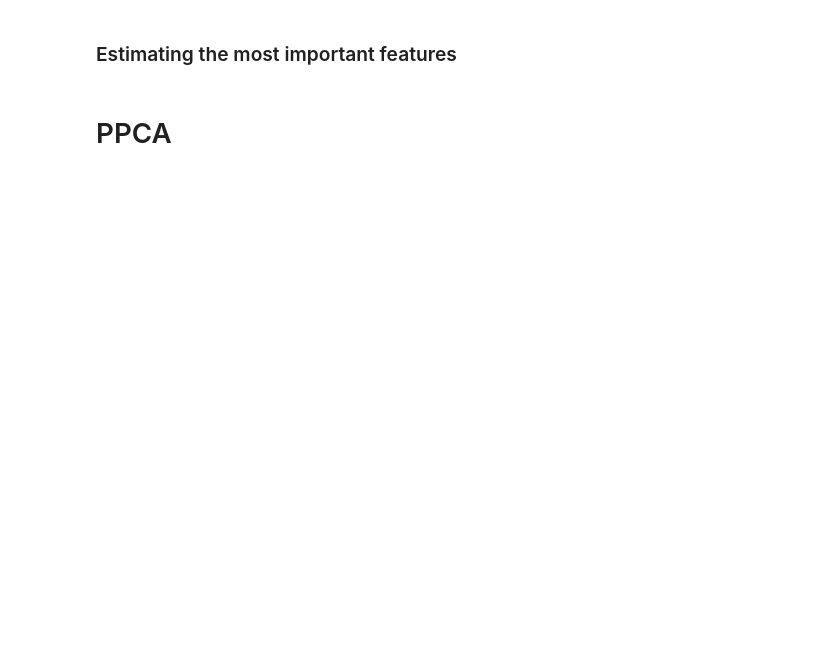
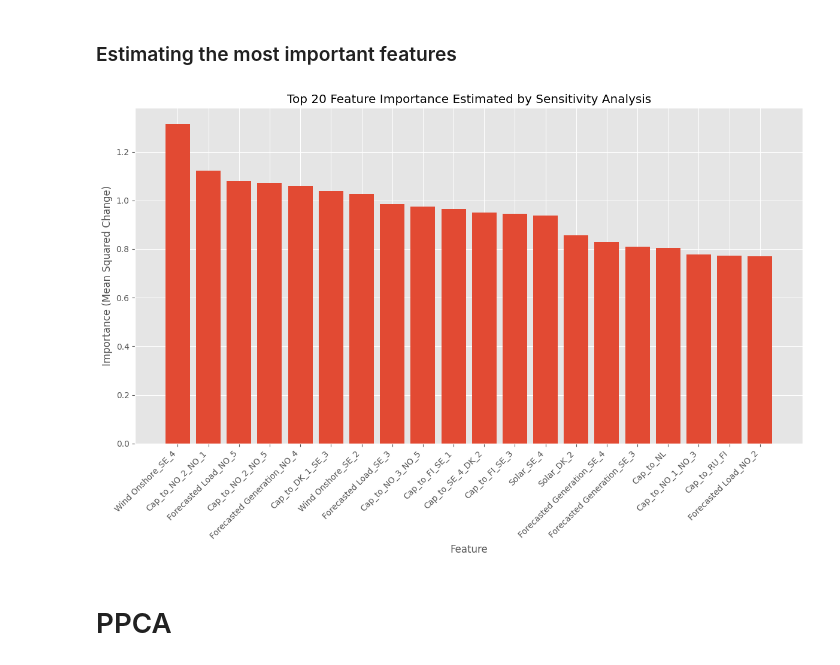
Before and after one commit to SorenBlattBendtsen/model_based, a Jupyter notebook: final_notebook.ipynb, the cells around one changed output. Cells and saved outputs as stored; diff of their text form; code cells hidden in the pictures; blank space fills up the shorter version.

```diff
--- a/final_notebook.ipynb
+++ b/final_notebook.ipynb
@@ -340,7 +329,7 @@ def compute_predictive_posterior_wo_computing_K(X_test_num, X_train_num, K, sigm
 
     return predictions_gp
 
-def feature_importance(baseline_pred, X_test_num, K, feature_names, sigma, cov_params, epsilon=0.01):
+def feature_importance(baseline_pred, X_test_num,X_train_num, K, feature_names, sigma, cov_params, epsilon=0.01):
 
     importances = np.zeros(X_test_num.shape[1])
 
@@ -357,33 +346,35 @@ def feature_importance(baseline_pred, X_test_num, K, feature_names, sigma, cov_p
         perturbed_pred = compute_predictive_posterior_wo_computing_K(X_perturbed, X_train_num, K, sigma, cov_params)
 
         # Calculate the mean squared difference
         importances[i] = np.mean((perturbed_pred - baseline_pred) ** 2)
 
     # Sort features by importance
     indices = np.argsort(importances)[::-1]
     sorted_importances = importances[indices]
     sorted_feature_names = [feature_names[i] for i in indices]
 
     return sorted_importances, sorted_feature_names
 
 # Feature names from the DataFrame
 feature_names = X_train.columns.tolist()
 
 # Calculate feature importances
-sorted_importances, sorted_feature_names = feature_importance(predictions_gp, X_test_num, K, feature_names, sigma, cov_params, epsilon=0.01)
+sorted_importances, sorted_feature_names = feature_importance(predictions_gp, X_test_num,X_train_num, K, feature_names, sigma, cov_params, epsilon=0.01)
 
 # Select the top 20 features
 top_features = sorted_importances[:20]
 top_feature_names = sorted_feature_names[:20]
 
 # Plotting the top 20 feature importances
 plt.figure(figsize=(12, 8))
 plt.bar(top_feature_names, top_features)
 plt.xticks(rotation=45, ha="right")
 plt.xlabel('Feature')
 plt.ylabel('Importance (Mean Squared Change)')
 plt.title('Top 20 Feature Importance Estimated by Sensitivity Analysis')
 plt.tight_layout()  # Adjust layout to make room for label rotation
 plt.show()
+# %% [output]
+[figure, added]
 # %% [markdown]
 # PPCA
```
Also changed, not shown: parts of 10 cells of this notebook.
